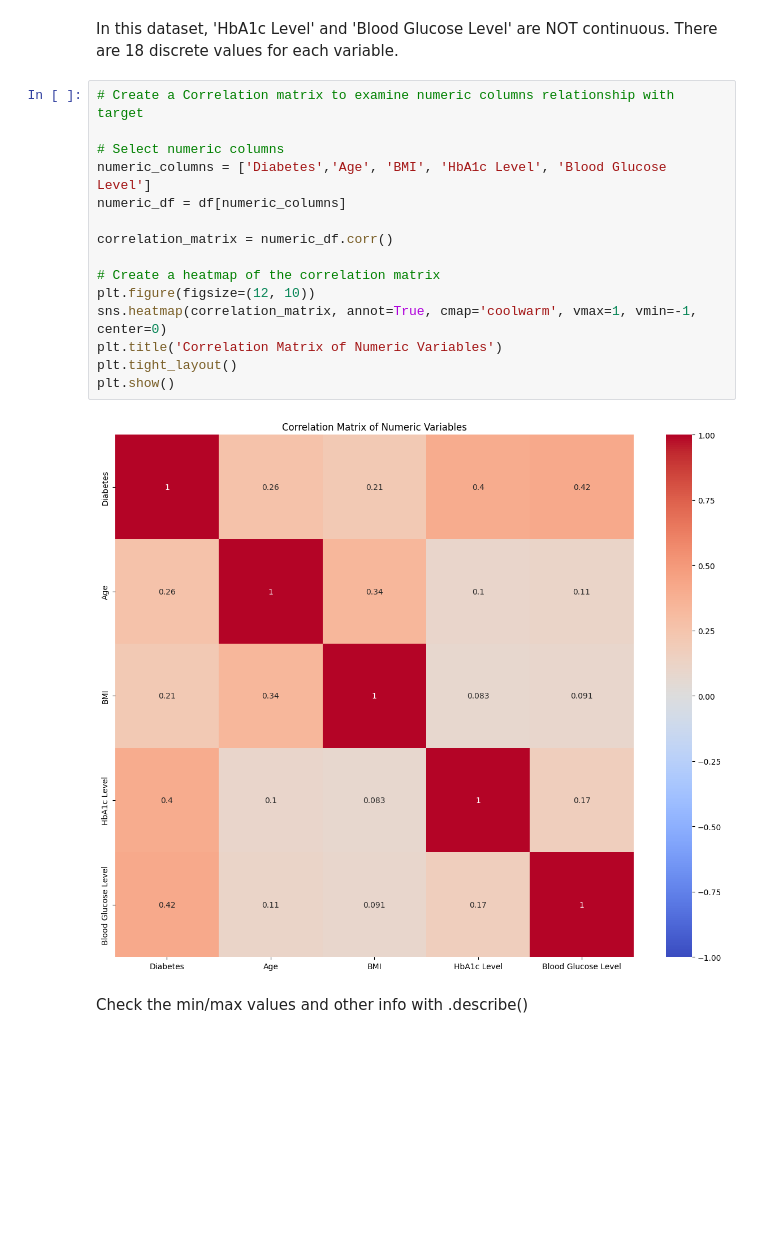
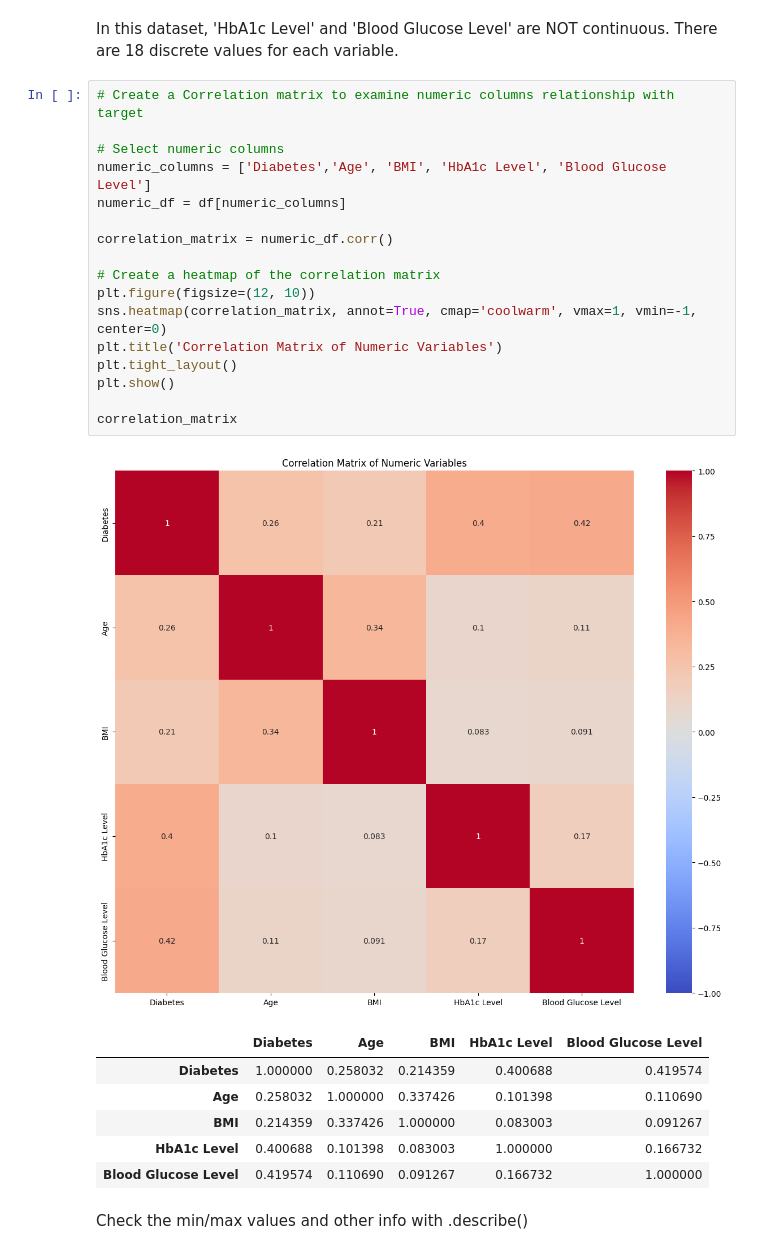
Before and after one commit to piiop/group-project-2, a Jupyter notebook: analysis.ipynb, the cells around one changed output. Drawn from its saved outputs; the diff is of its cells as text; blank space fills up the shorter version.

```diff
--- a/analysis.ipynb
+++ b/analysis.ipynb
@@ -456,20 +456,28 @@ There are 18 discrete values for each variable.
 # %%
 # Create a Correlation matrix to examine numeric columns relationship with target
 
 # Select numeric columns
 numeric_columns = ['Diabetes','Age', 'BMI', 'HbA1c Level', 'Blood Glucose Level']
 numeric_df = df[numeric_columns]
 
 correlation_matrix = numeric_df.corr()
 
 # Create a heatmap of the correlation matrix
 plt.figure(figsize=(12, 10))
 sns.heatmap(correlation_matrix, annot=True, cmap='coolwarm', vmax=1, vmin=-1, center=0)
 plt.title('Correlation Matrix of Numeric Variables')
 plt.tight_layout()
 plt.show()
+
+correlation_matrix
 # %% [output]
 [figure]
+|  | Diabetes | Age | BMI | HbA1c Level | Blood Glucose Level |
+| Diabetes | 1.000000 | 0.258032 | 0.214359 | 0.400688 | 0.419574 |
+| Age | 0.258032 | 1.000000 | 0.337426 | 0.101398 | 0.110690 |
+| BMI | 0.214359 | 0.337426 | 1.000000 | 0.083003 | 0.091267 |
+| HbA1c Level | 0.400688 | 0.101398 | 0.083003 | 1.000000 | 0.166732 |
+| Blood Glucose Level | 0.419574 | 0.110690 | 0.091267 | 0.166732 | 1.000000 |
 # %% [markdown]
 Check the min/max values and other info with .describe()
 # %%
```
Also changed, not shown: parts of 13 cells of this notebook, 2 other files.
